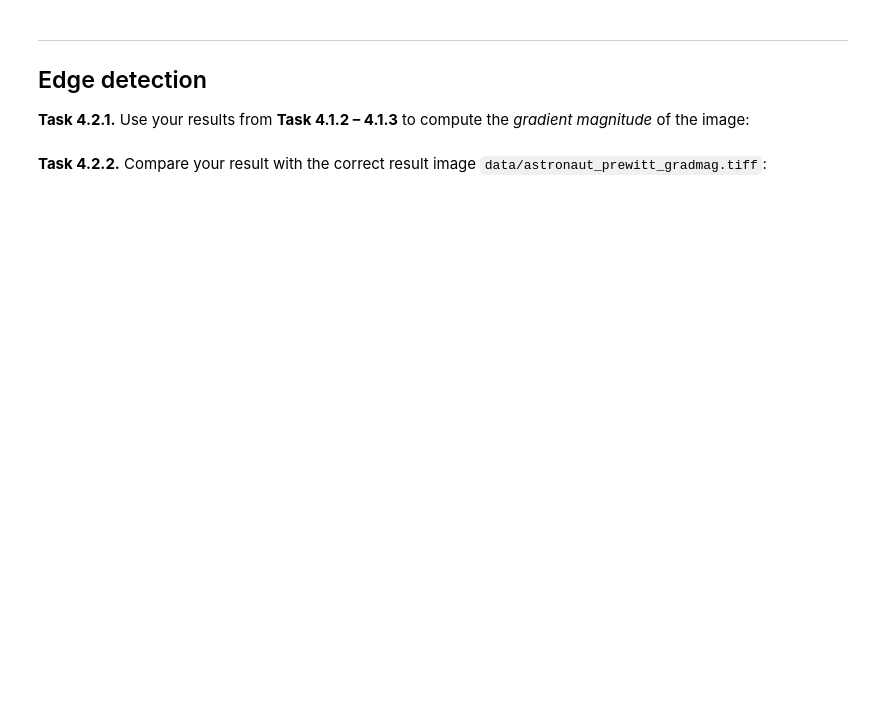
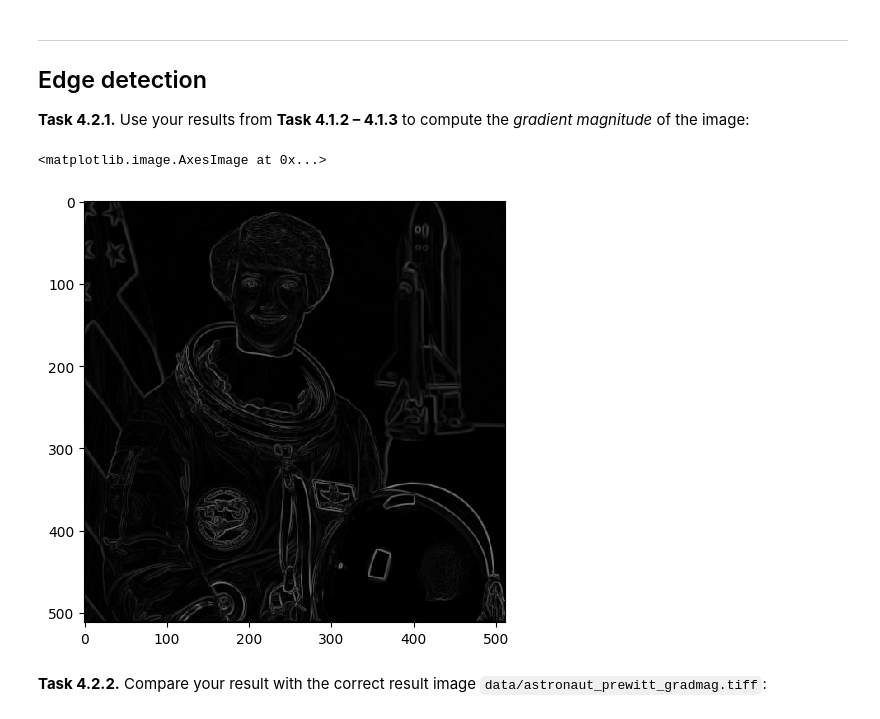
Before and after one commit to rMaximr/mobi-fs3-python, a Jupyter notebook: task4.ipynb, the cells around one changed output. Drawn from its saved outputs; the diff is of its cells as text; code cells hidden in the pictures; blank space fills up the shorter version.

```diff
--- a/task4.ipynb
+++ b/task4.ipynb
@@ -98,5 +104,11 @@ assert numpy.allclose(x, img2, atol=1/255) #Der vergleich funktioniert nicht. Di
 ## Edge detection
 
 **<a id="#">Task 4.2.1.</a>** Use your results from **Task 4.1.2 – 4.1.3** to compute the *gradient magnitude* of the image:
+# %%
+maggrad_img = numpy.sqrt(pow(x, 2) + pow(y, 2))
+skimage.io.imshow(maggrad_img)
+# %% [output]
+<matplotlib.image.AxesImage at 0x...>
+[figure, added]
 # %% [markdown]
 **<a id="#">Task 4.2.2.</a>** Compare your result with the correct result image `data/astronaut_prewitt_gradmag.tiff`:
```
Also changed, not shown: parts of 5 cells of this notebook.
